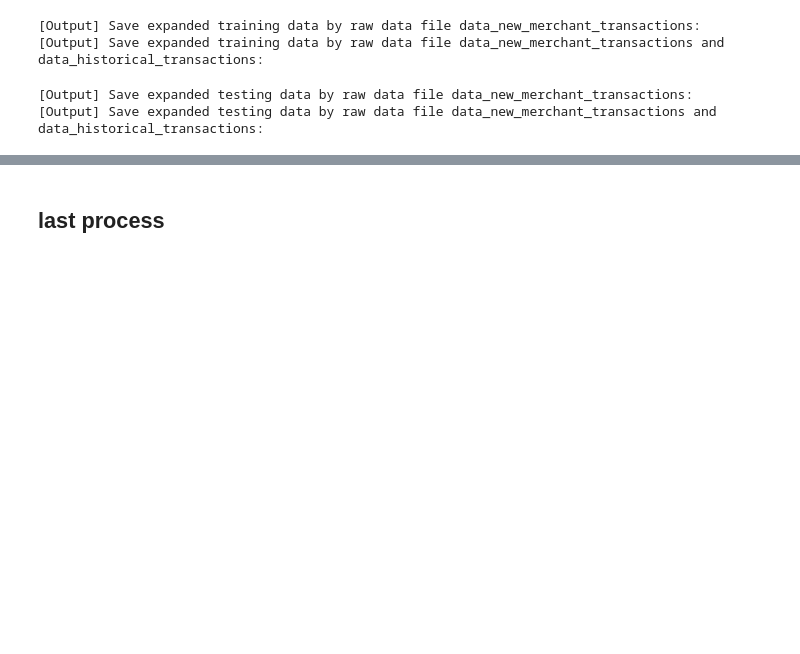
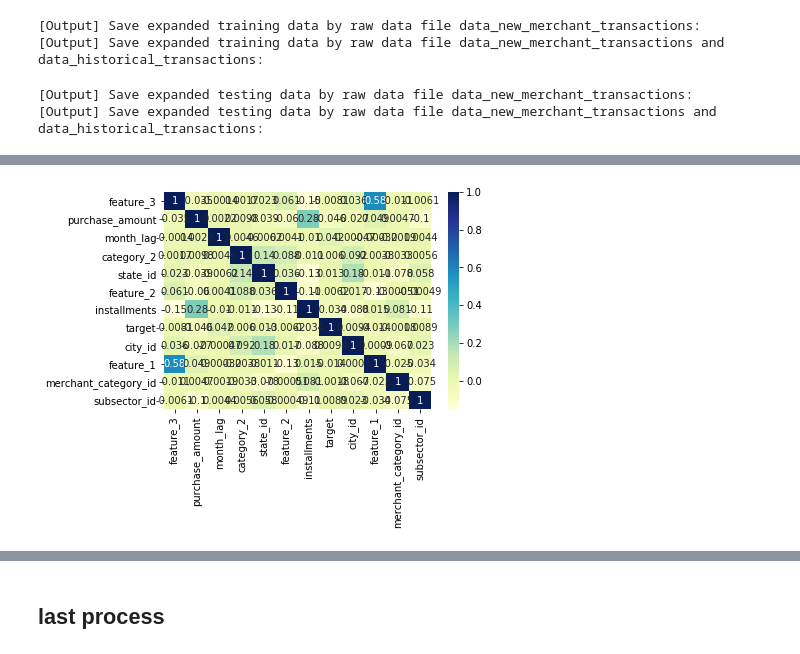
Before and after one commit to PaperStrange/AIProjectManger, a Jupyter notebook: utils/data_process.ipynb, the cells around one changed output, grey strips where cells are left out. Cells and saved outputs as stored; diff of their text form; code cells hidden in the pictures; blank space fills up the shorter version.

```diff
--- a/utils/data_process.ipynb
+++ b/utils/data_process.ipynb
@@ -604,0 +661,5 @@ data_test_mod2.to_csv(DATA_ROOT_PATH+"data_processed/test/data_test_expanded2.cs
+# %%
+data_train_mod2_num_partcopy = data_train_mod2_num.iloc[:, :].copy()
+sns.heatmap(data_train_mod2_num_partcopy.corr(), annot = True, cmap = "YlGnBu");
+# %% [output]
+[figure, added]
```
Also changed, not shown: parts of 35 cells of this notebook.
